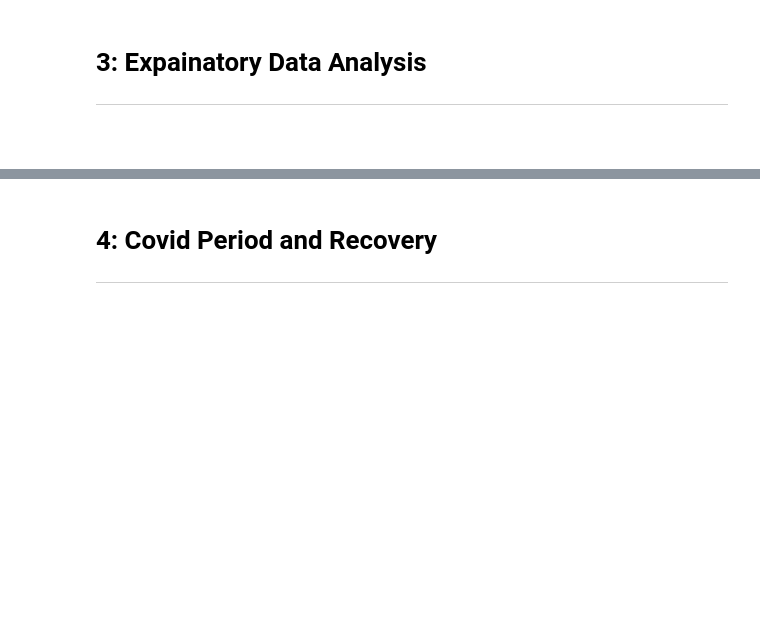
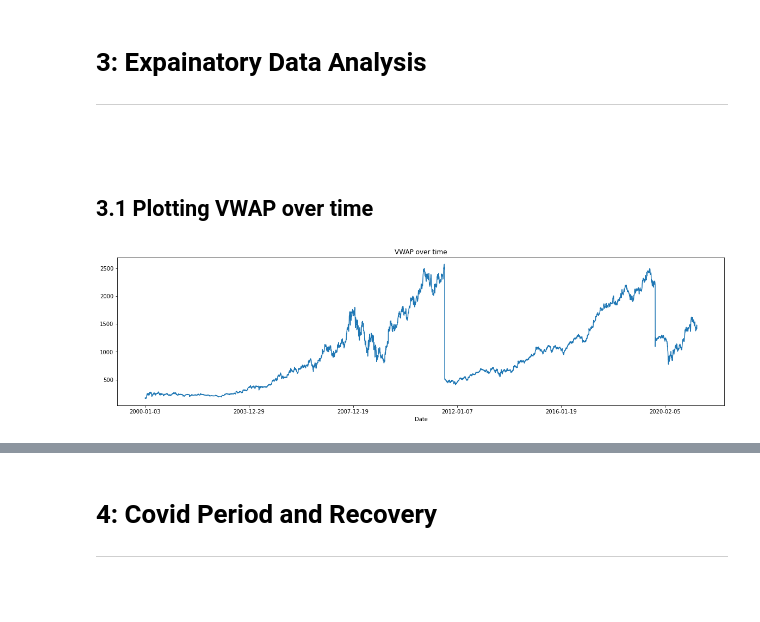
Before and after one commit to hargurjeet/MachineLearning, a Jupyter notebook: Nifty_50_Time_Series_Forecasting.ipynb, the cells around one changed output, grey strips where cells are left out. Drawn from its saved outputs; the diff is of its cells as text; code cells hidden in the pictures; blank space fills up the shorter version.

```diff
--- a/Nifty_50_Time_Series_Forecasting.ipynb
+++ b/Nifty_50_Time_Series_Forecasting.ipynb
@@ -107,7 +111,7 @@ To download the dataset from Kaggle you need to generate the API key from kaggle
 # using pandas library to import the dataset
 # Setting the data columns to index and for the convience to perfrom data analysis
 od.download('https://www.kaggle.com/rohanrao/nifty50-stock-market-data?select=ASIANPAINT.csv')
-df = pd.read_csv("/content/nifty50-stock-market-data/ASIANPAINT.csv")
+df = pd.read_csv("/content/nifty50-stock-market-data/HDFCBANK.csv")
 df.set_index("Date", drop=False, inplace=True)
 df.head()
 # %% [output]
@@ -187,3 +191,13 @@ df.drop(['Trades','Deliverable Volume','%Deliverble'],axis=1,inplace=True)
 
 ---
 <a href="#top" class="btn btn-primary btn-sm" role="button" aria-pressed="true" style="color:white" data-toggle="popover">Go to TOC</a>
+# %% [markdown]
+## 3.1 Plotting VWAP over time
+# %%
+# Using the pandas library
+
+plt.rcParams['figure.figsize'] = (20, 5)
+plt.title('VWAP over time')
+df.VWAP.plot() ;
+# %% [output]
+[figure, added]
```
Also changed, not shown: parts of 6 cells of this notebook.
